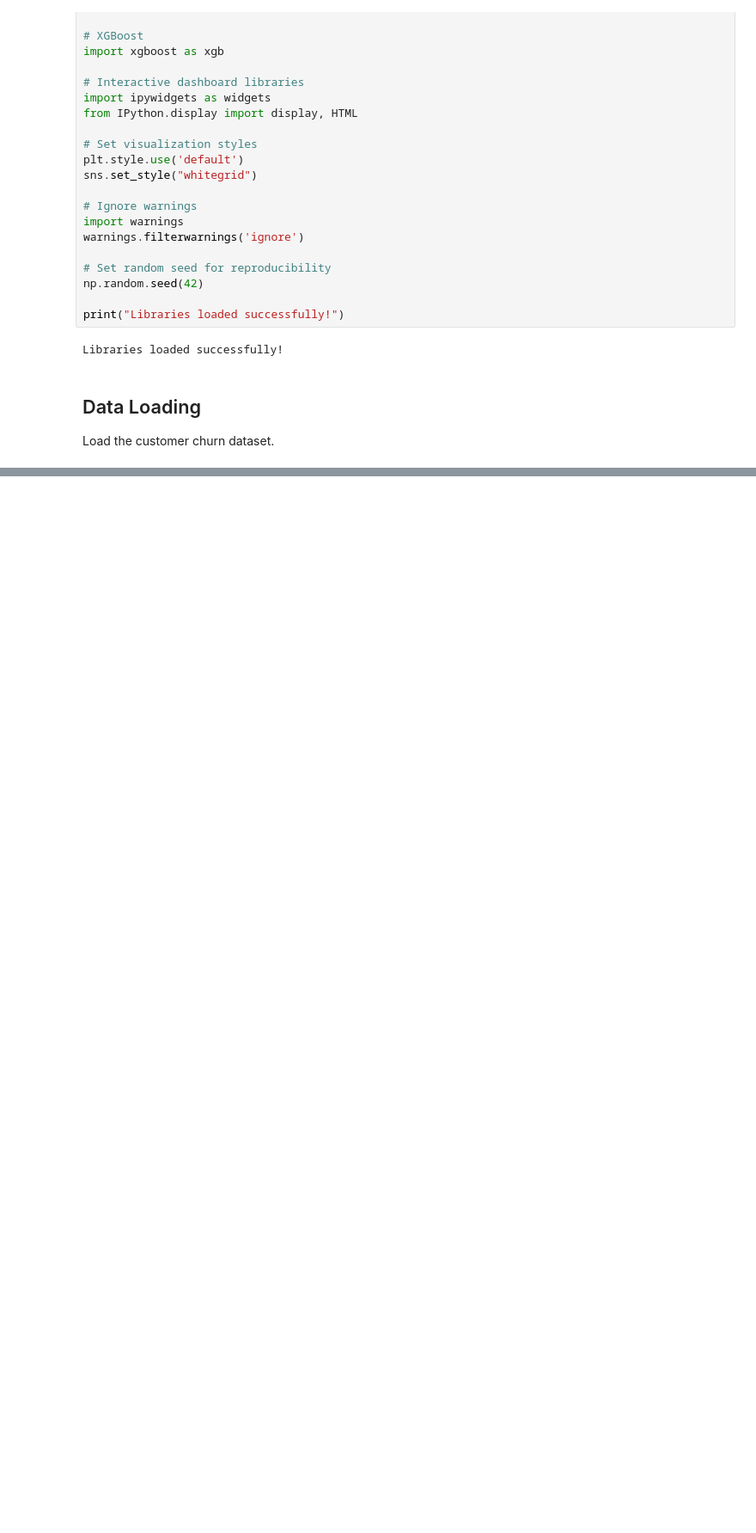
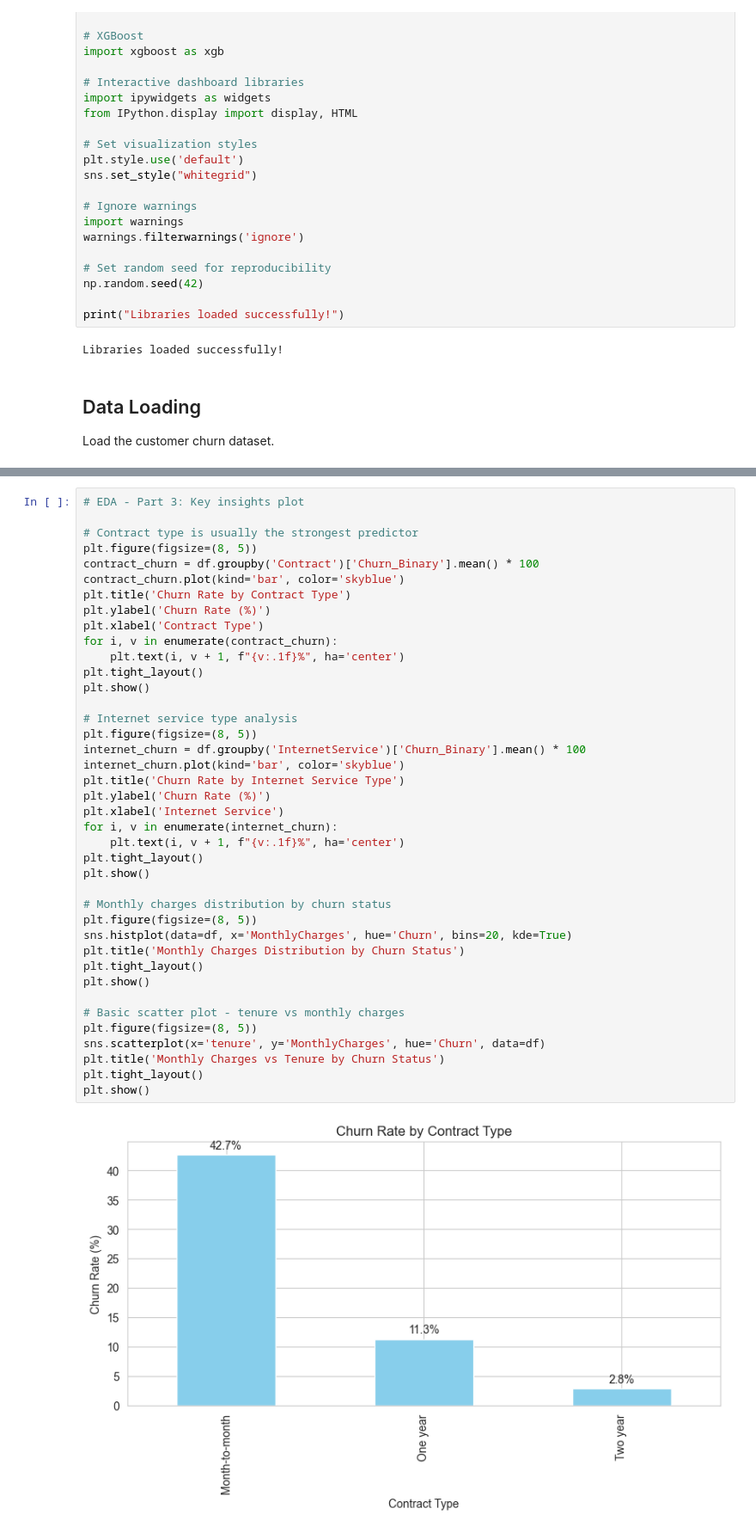
Before and after one commit to calv4in/customer-churn, a Jupyter notebook: customer_churn_analysis.ipynb, the cells around one changed output, grey strips where cells are left out. Shown at 86% size. Cells and saved outputs as stored; diff of their text form; blank space fills up the shorter version.

```diff
--- a/customer_churn_analysis.ipynb
+++ b/customer_churn_analysis.ipynb
@@ -179,0 +285,42 @@ Explore the dataset to understand its structure and identify patterns.
+# %%
+# EDA - Part 3: Key insights plot
+
+# Contract type is usually the strongest predictor
+plt.figure(figsize=(8, 5))
+contract_churn = df.groupby('Contract')['Churn_Binary'].mean() * 100
+contract_churn.plot(kind='bar', color='skyblue')
+plt.title('Churn Rate by Contract Type')
+plt.ylabel('Churn Rate (%)')
+plt.xlabel('Contract Type')
+for i, v in enumerate(contract_churn):
+    plt.text(i, v + 1, f"{v:.1f}%", ha='center')
+plt.tight_layout()
+plt.show()
+
+# Internet service type analysis
+plt.figure(figsize=(8, 5))
+internet_churn = df.groupby('InternetService')['Churn_Binary'].mean() * 100
+internet_churn.plot(kind='bar', color='skyblue')
+plt.title('Churn Rate by Internet Service Type')
+plt.ylabel('Churn Rate (%)')
+plt.xlabel('Internet Service')
+for i, v in enumerate(internet_churn):
+    plt.text(i, v + 1, f"{v:.1f}%", ha='center')
+plt.tight_layout()
+plt.show()
+
+# Monthly charges distribution by churn status
+plt.figure(figsize=(8, 5))
+sns.histplot(data=df, x='MonthlyCharges', hue='Churn', bins=20, kde=True)
+plt.title('Monthly Charges Distribution by Churn Status')
+plt.tight_layout()
+plt.show()
+
+# Basic scatter plot - tenure vs monthly charges
+plt.figure(figsize=(8, 5))
+sns.scatterplot(x='tenure', y='MonthlyCharges', hue='Churn', data=df)
+plt.title('Monthly Charges vs Tenure by Churn Status')
+plt.tight_layout()
+plt.show()
+# %% [output]
+[figure, added]
```
Also changed, not shown: parts of 11 cells of this notebook.
